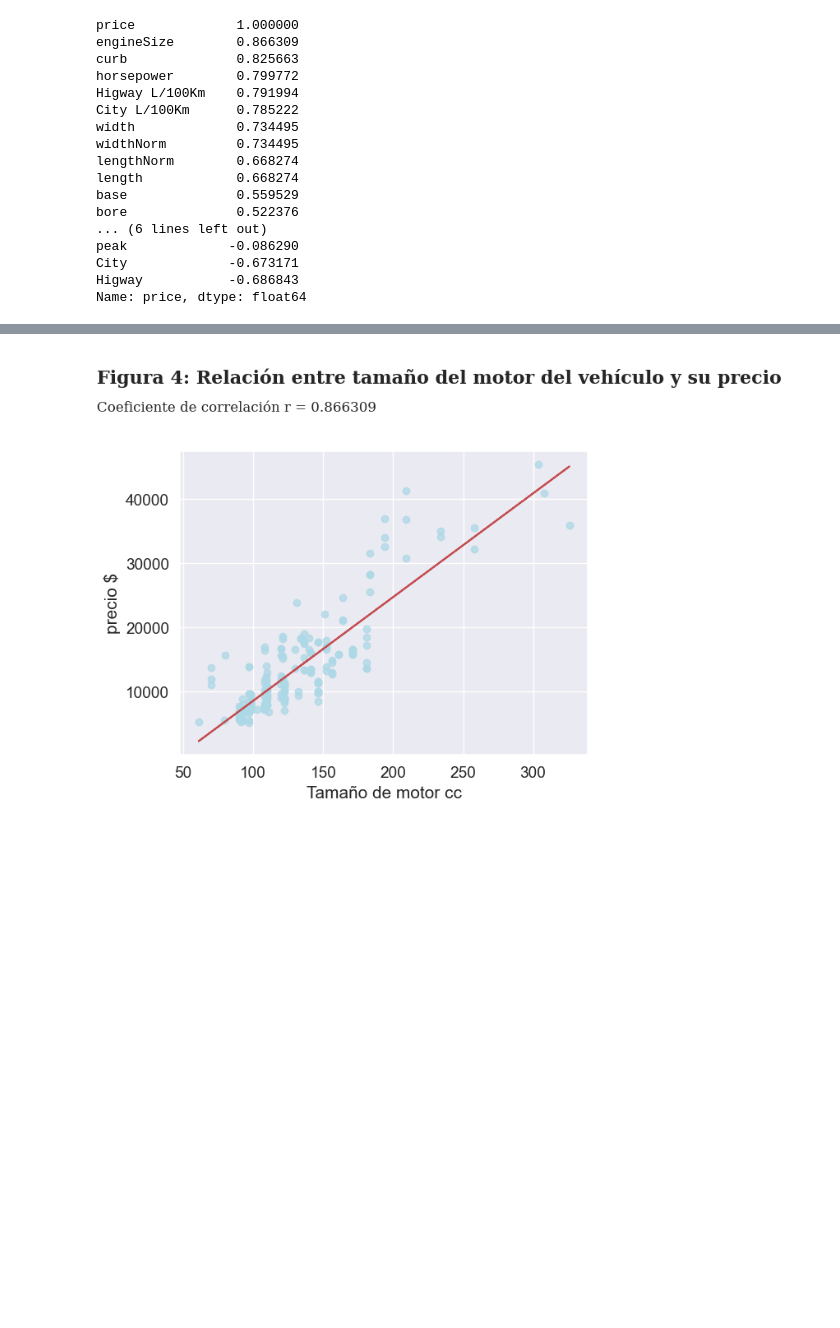
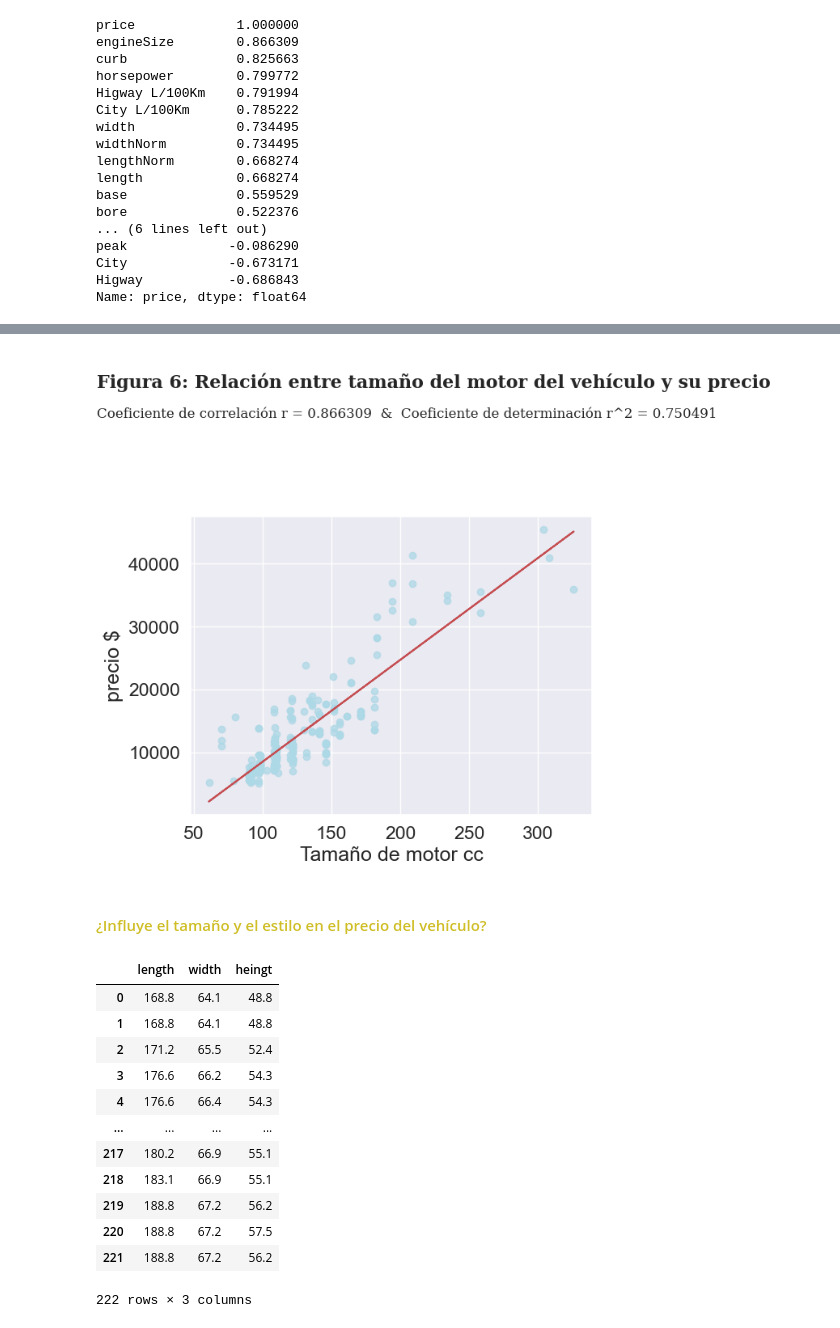
Before and after one commit to Jeffry0412/Proyecto-Final, a Jupyter notebook: EDA_Autos.ipynb, the cells around one changed output, grey strips where cells are left out. Drawn from its saved outputs; the diff is of its cells as text; code cells hidden in the pictures; blank space fills up the shorter version.

```diff
--- a/EDA_Autos.ipynb
+++ b/EDA_Autos.ipynb
@@ -931,7 +945,7 @@ trend = np.polyval(reg, dfAutos["engineSize"])
 plt.xlabel("Tamaño de motor cc")
 plt.ylabel("precio $")
 
-title_t = "Figura 4: Relación entre tamaño del motor del vehículo y su precio"
+title_t = "Figura 6: Relación entre tamaño del motor del vehículo y su precio"
 plt.title(title_t, #mensaje del título
             horizontalalignment = "left", # se define posición del texto al lado izquierdo
              x = 0.001,
@@ -941,7 +955,7 @@ plt.title(title_t, #mensaje del título
             fontweight = "bold",
             fontfamily = "serif")
 
-subtitle_t = "Coeficiente de correlación r = 0.866309"
+subtitle_t = "Coeficiente de correlación r = 0.866309" "  " "&" "  " "Coeficiente de determinación r^2 = 0.750491"
 plt.suptitle(subtitle_t,
             horizontalalignment = "left",
              x = 0.001,
@@ -953,4 +967,23 @@ plt.suptitle(subtitle_t,
 
 plt.plot(dfAutos["engineSize"], trend, "r");
 # %% [output]
-[figure, old version]
+[figure, new version]
+# %% [markdown]
+<h4 Style = "color:#cfbe27"> ¿Influye el tamaño y el estilo en el precio del vehículo? </h4>
+# %%
+dfTemp = dfAutos[["length","width","heingt"]]
+dfTemp
+# %% [output]
+|  | length | width | heingt |
+| 0 | 168.8 | 64.1 | 48.8 |
+| 1 | 168.8 | 64.1 | 48.8 |
+| 2 | 171.2 | 65.5 | 52.4 |
+| 3 | 176.6 | 66.2 | 54.3 |
+| 4 | 176.6 | 66.4 | 54.3 |
+| ... | ... | ... | ... |
+| 217 | 180.2 | 66.9 | 55.1 |
+| 218 | 183.1 | 66.9 | 55.1 |
+| 219 | 188.8 | 67.2 | 56.2 |
+| 220 | 188.8 | 67.2 | 57.5 |
+| 221 | 188.8 | 67.2 | 56.2 |
+222 rows × 3 columns
```
Also changed, not shown: parts of 20 cells of this notebook.
